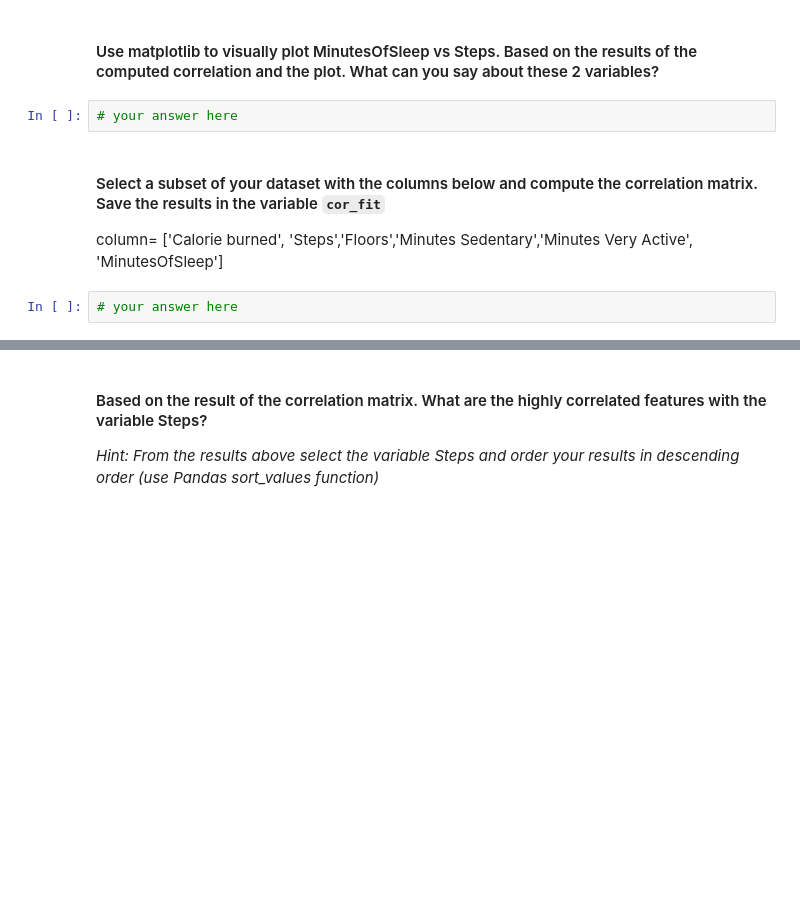
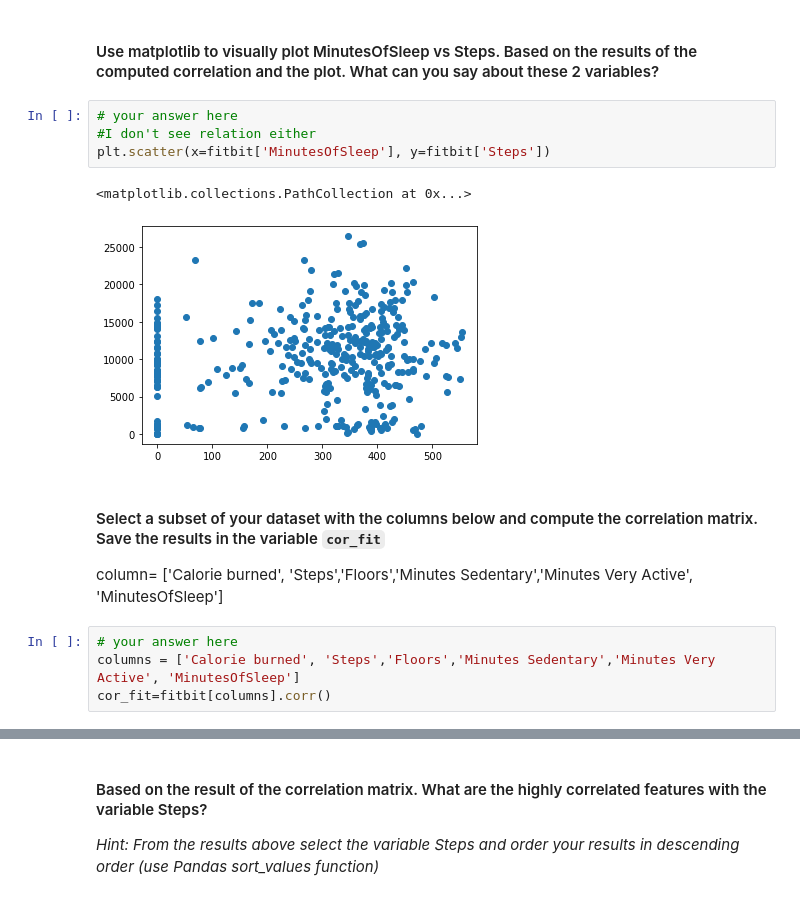
Before and after one commit to ta-data-mexpt/lab-pivot-table-and-correlation, a Jupyter notebook: your_code/main.ipynb, the cells around one changed output, grey strips where cells are left out. Cells and saved outputs as stored; diff of their text form; blank space fills up the shorter version.

```diff
--- a/your_code/main.ipynb
+++ b/your_code/main.ipynb
@@ -248,11 +260,18 @@ plt.scatter(x=fitbit['Minutes Very Active'], y=fitbit['Steps'])
 # %% [markdown]
 #### Use matplotlib to visually plot MinutesOfSleep vs Steps. Based on the results of the computed correlation and the plot. What can you say about these 2 variables?
-# %%
-# your answer here
+# %%
+# your answer here
+#I don't see relation either
+plt.scatter(x=fitbit['MinutesOfSleep'], y=fitbit['Steps'])
+# %% [output]
+<matplotlib.collections.PathCollection at 0x...>
+[figure, added]
 # %% [markdown]
 #### Select a subset of your dataset with the columns below and compute the correlation matrix. Save the results in the variable `cor_fit`
 column= ['Calorie burned', 'Steps','Floors','Minutes Sedentary','Minutes Very Active', 'MinutesOfSleep']
-# %%
-# your answer here
+# %%
+# your answer here
+columns = ['Calorie burned', 'Steps','Floors','Minutes Sedentary','Minutes Very Active', 'MinutesOfSleep']
+cor_fit=fitbit[columns].corr()
 # %%
 #Print cor_fit
```
Also changed, not shown: parts of 21 cells of this notebook.
